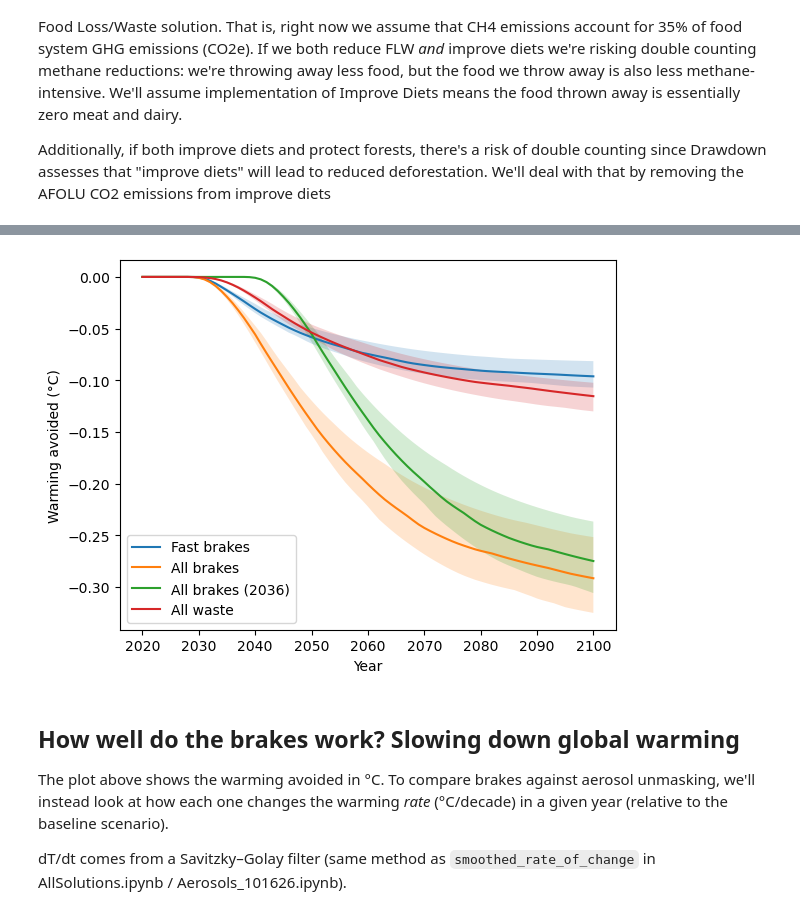
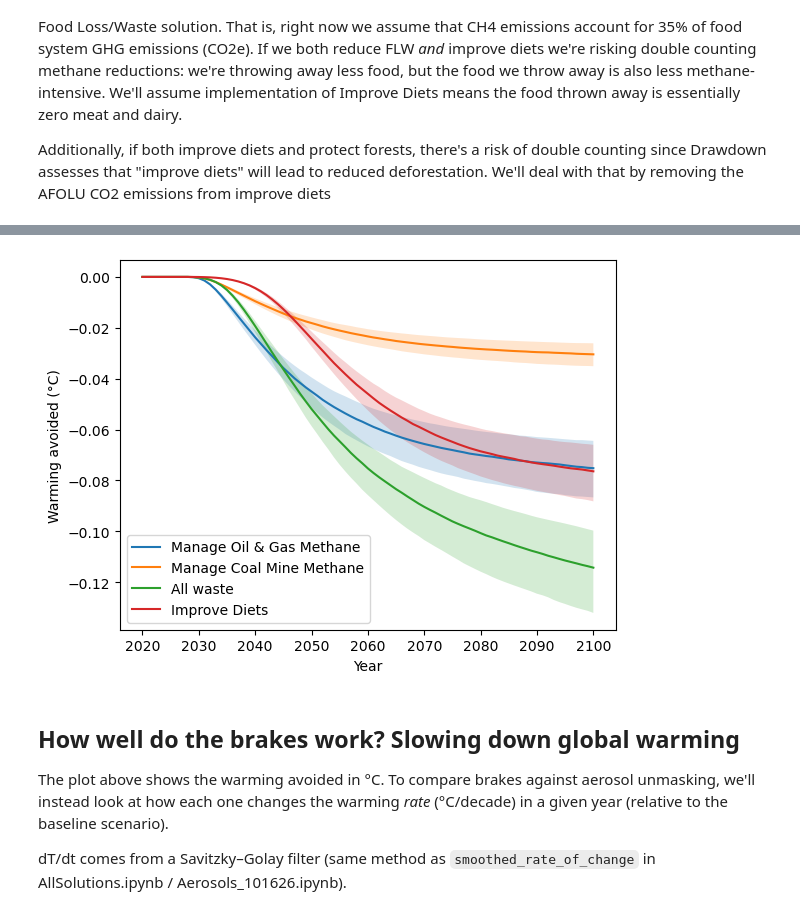
Before and after one commit to netzeroasap/DrawdownImpacts, a Jupyter notebook: notebooks/EmergencyBrakes.ipynb, the cells around one changed output, grey strips where cells are left out. Saved outputs shown, nothing was run; the diff lists cells and outputs as text; code cells hidden in the pictures.

Commit message:
Modified emergency brakes

```diff
--- a/notebooks/EmergencyBrakes.ipynb
+++ b/notebooks/EmergencyBrakes.ipynb
@@ -133,7 +135,7 @@ SPEED = {"fast":   {"years_to_half_adoption": fast_time,  "k": 1.0},   # ~90% by
 E0 = 69.56                      # Mt CH4/yr landfill pool (Drawdown / IEA 2025)
 ADD = {
     # Mt CH4/yr abated. ADOPTION CEILINGS (~whole sector)
-    "Manage Oil & Gas Methane": 44.,
+    "Manage Oil & Gas Methane": 52.,
     "Manage Coal Mine Methane": 21,
     # fractions of the landfill pool (Drawdown high achievable / E0)
     "landfill capture":   (34.78) / E0,
@@ -214,8 +238,14 @@ f = explorer.drawdown_model(baseline_scenario, perts, lite=True, n_lite=50)
+# %%
+inds=['Manage Oil & Gas Methane',
+ 'Manage Coal Mine Methane',
+ 'All waste',
+ 'Improve Diets']
 # %%
 explorer.plot_T_diff(f, end_time=2100,
-                     scenarios=["Fast brakes", "All brakes", "All brakes (2036)","All waste"])
+                     scenarios=inds)
+                     #scenarios=["Fast brakes", "All brakes", "All brakes (2036)","All waste"])
 # %% [output]
-[figure, old version]
+[figure, new version]
 # %% [markdown]
 ## How well do the brakes work? Slowing down global warming
 The plot above shows the warming avoided in °C. To compare brakes against aerosol unmasking, we'll instead look at how each one changes the warming *rate* (°C/decade) in a given year (relative to the baseline scenario).
```
Also changed, not shown: parts of 14 cells of this notebook.
